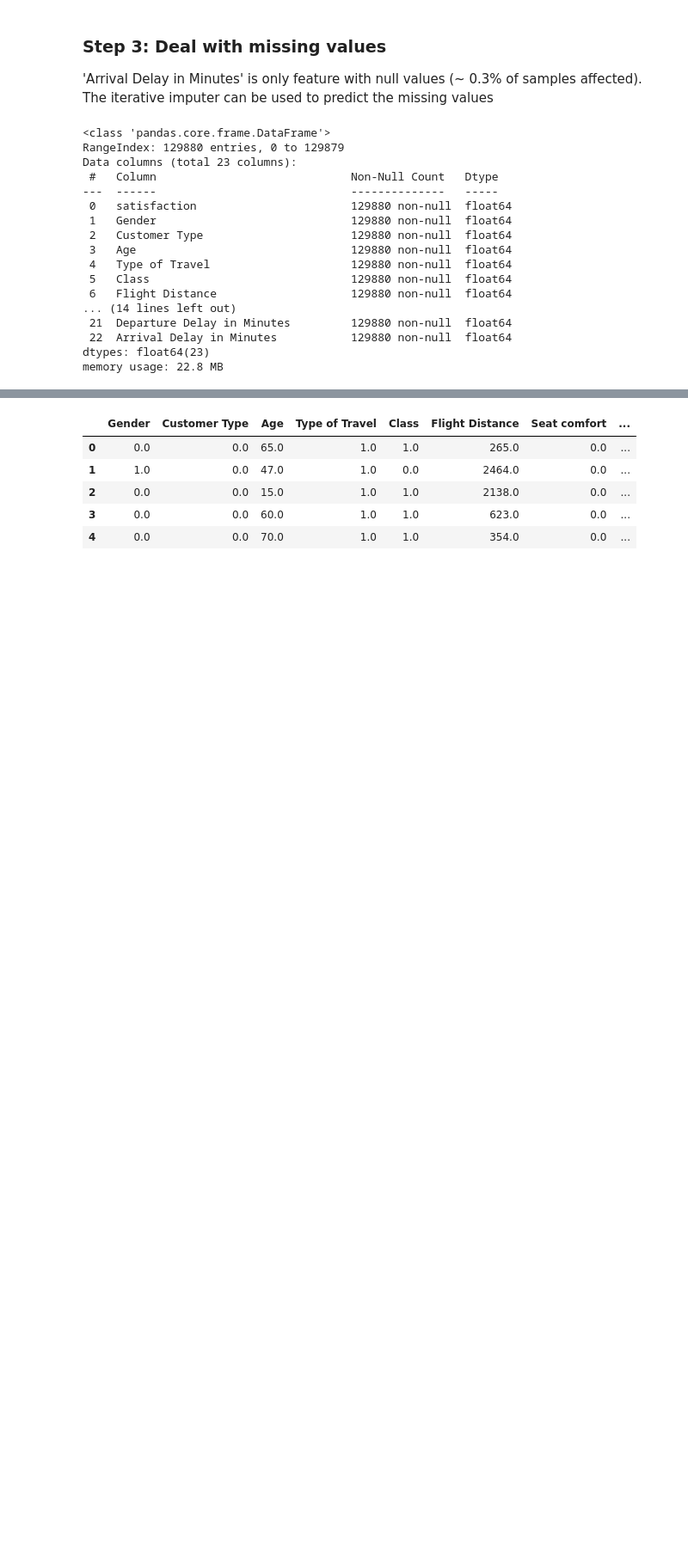
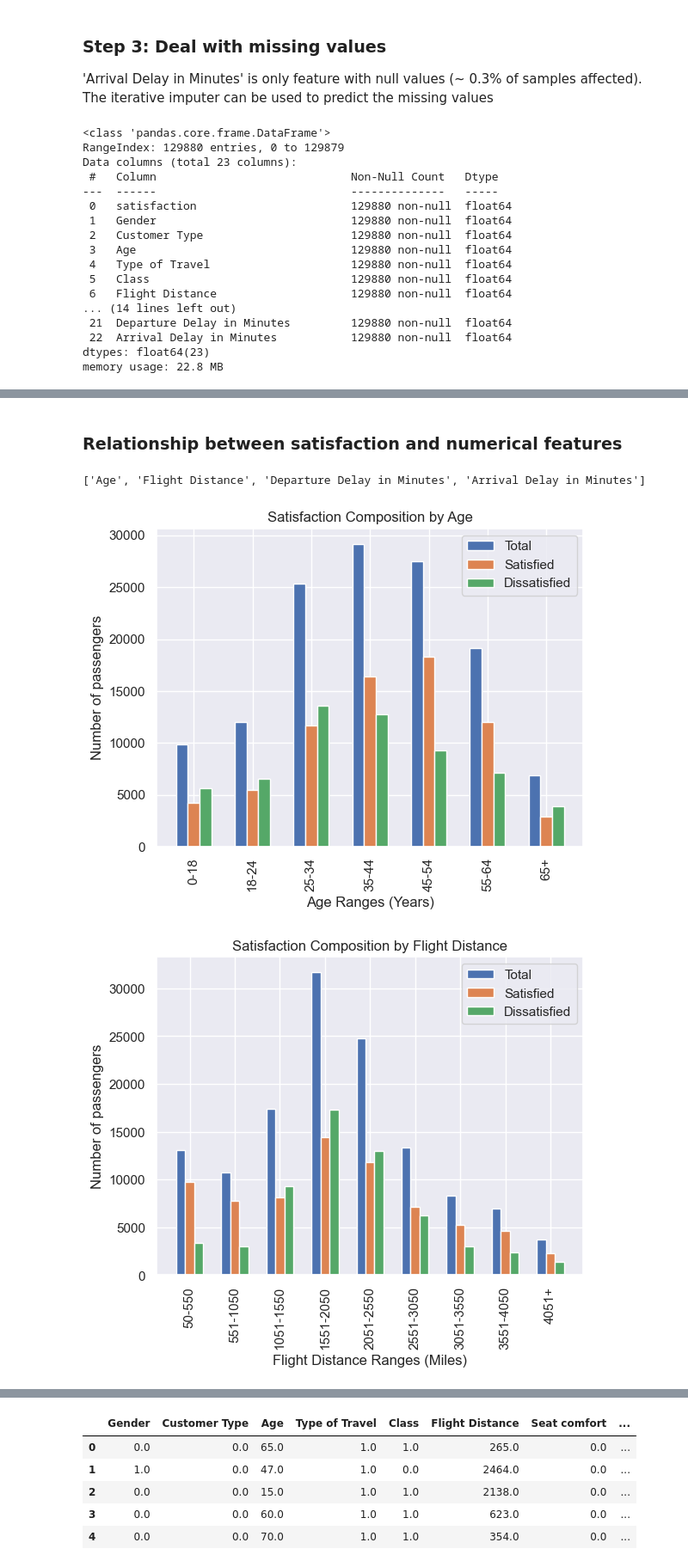
Before and after one commit to dilraj451/Airline-Passenger-Satisfaction-Prediction, a Jupyter notebook: invistico_airline.ipynb, the cells around one changed output, grey strips where cells are left out. Shown at 86% size. Cells and saved outputs as stored; diff of their text form; code cells hidden in the pictures; blank space fills up the shorter version.

```diff
--- a/invistico_airline.ipynb
+++ b/invistico_airline.ipynb
@@ -438,0 +291,6 @@ memory usage: 22.8 MB
+# %% [markdown]
+### Relationship between satisfaction and numerical features
+# %%
+print(noncat_feat)
+# %% [output]
+['Age', 'Flight Distance', 'Departure Delay in Minutes', 'Arrival Delay in Minutes']
@@ -438,0 +337,49 @@ memory usage: 22.8 MB
+# %%
+# iterate over all numerical data features
+for feature in num_data:
+
+    # Create a new column with the age groups
+    temp = X_filled
+    temp[f'{feature["name"]} Group'] = pd.cut(temp[f'{feature["name"]}'], bins=feature['bins'],
+                                              labels=feature['categories'], right=False)
+
+    # Group the DataFrame by age group and count the occurrences
+    grouped = temp.groupby(f'{feature["name"]} Group').size()
+    sat = temp[temp['satisfaction'] == 1].groupby(f'{feature["name"]} Group').size()
+    unsat = temp[temp['satisfaction'] == 0].groupby(f'{feature["name"]} Group').size()
+
+    # Set the positions of the bars on the x-axis
+    x = np.arange(len(feature['categories']))
+
+    # Set the width of the bars
+    width = .2
+
+    plt.close()
+
+    # Create the figure and axes
+    fig, ax = plt.subplots()
+
+    # Plot the bars for each dataset
+    ax.bar(x - width, grouped, width, label='Total')
+    ax.bar(x, sat, width, label='Satisfied')
+    ax.bar(x + width, unsat, width, label='Dissatisfied')
+
+    # Set the x-axis tick positions and labels
+    ax.set_xticks(x)
+    ax.set_xticklabels(feature['categories'], rotation=90)
+
+    ax.set_title(f'Satisfaction Composition by {feature["name"]}')
+
+    # Set the y-axis label
+    ax.set_ylabel('Number of passengers')
+    ax.set_xlabel(f'{feature["name"]} Ranges ({feature["units"]})')
+
+    # Add a legend
+    ax.legend()
+
+    # Show the plot
+    plt.show()
+    plt.close()
+# %% [output]
+[figure, added]
+[figure, added]
```
Also changed, not shown: parts of 49 cells of this notebook.
